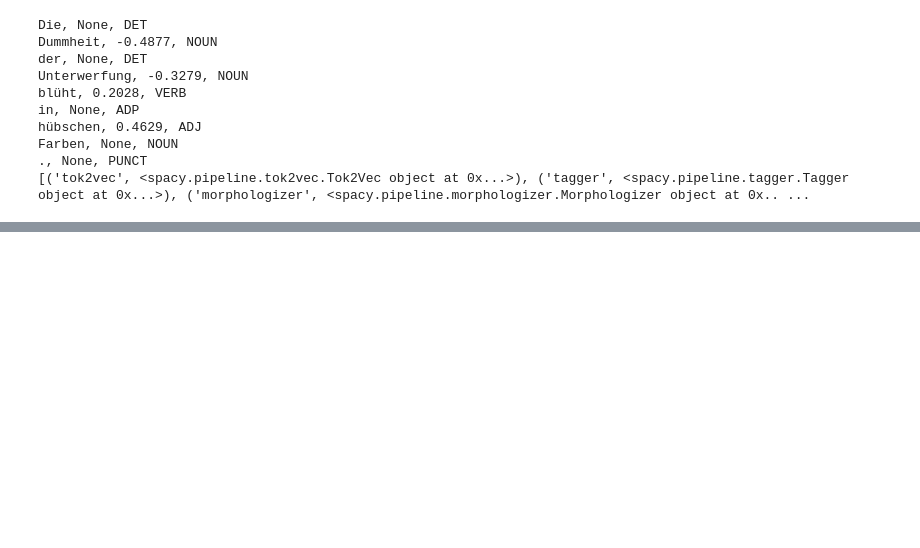
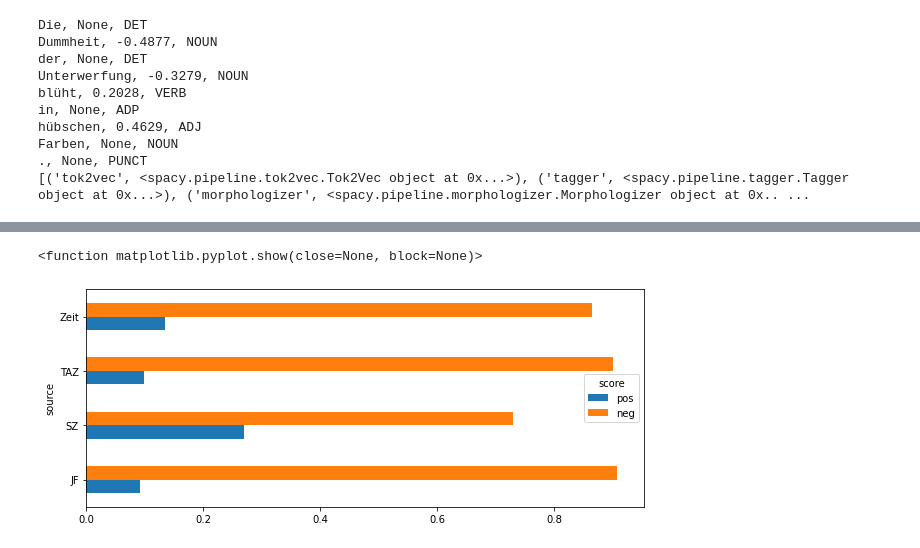
Before and after one commit to Data-Science-for-Linguists-2021/Fl-chtlingskrise-Sentiment-Analysis, a Jupyter notebook: Presentation.ipynb, the cells around one changed output, grey strips where cells are left out. Saved outputs shown, nothing was run; the diff lists cells and outputs as text; code cells hidden in the pictures; blank space fills up the shorter version.

Commit message:
added plots

```diff
--- a/Presentation.ipynb
+++ b/Presentation.ipynb
@@ -386,0 +373,6 @@ neg
+# %%
+all_df.groupby('source').score.value_counts(normalize=True).unstack()[['pos', 'neg']].plot.barh(figsize=(10,4))
+plt.show
+# %% [output]
+<function matplotlib.pyplot.show(close=None, block=None)>
+[figure, added]
```
Also changed, not shown: parts of 29 cells of this notebook.
